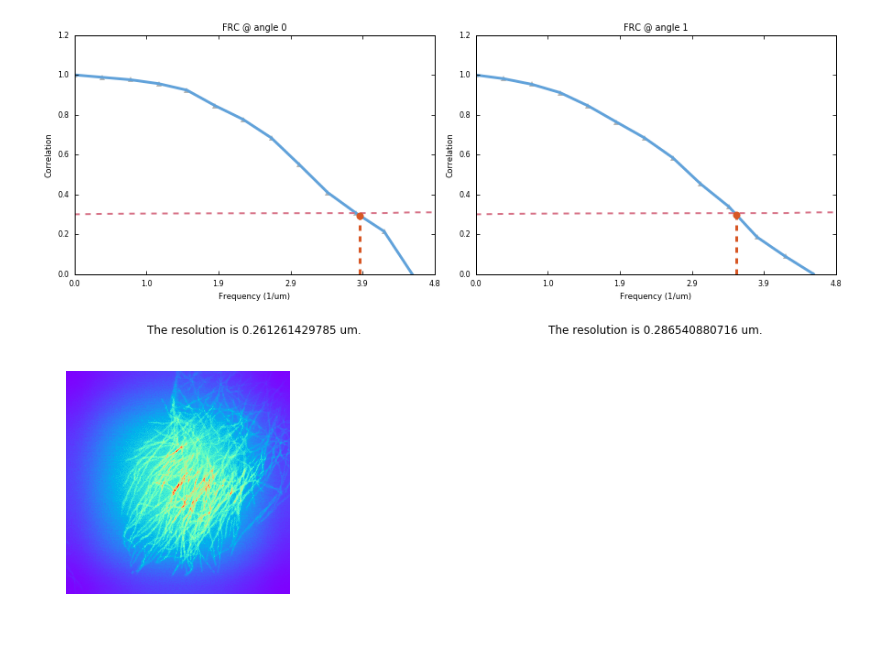
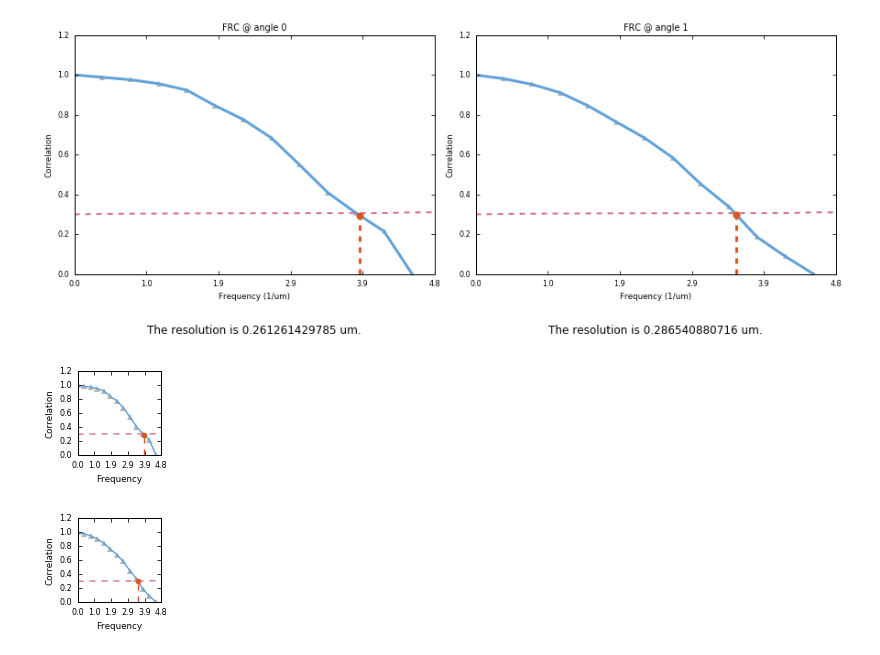
Before and after one commit to sakoho81/miplib, a Jupyter notebook: notebooks/2018-08-07 - Single Image (Summed Vertical) Sectioned FRC.ipynb, the cells around one changed output. Drawn from its saved outputs; the diff is of its cells as text; code cells hidden in the pictures.

```diff
--- a/notebooks/2018-08-07 - Single Image (Summed Vertical) Sectioned FRC.ipynb
+++ b/notebooks/2018-08-07 - Single Image (Summed Vertical) Sectioned FRC.ipynb
@@ -203,13 +206,8 @@ plotter.plot_all()
 # %% [output]
 [figure]
 # %%
-#plotter.plot_one_to_file(0, "cell_summed_vertical_sectioned_frc_0", size=(1.5, 1.5), coerce_ticks=False)
-#plotter.plot_one_to_file(1, "cell_summed_vertical_sectioned_frc_90", size=(1.5, 1.5), coerce_ticks=False)
+plotter.plot_one_to_file(0, "cell_summed_vertical_sectioned_frc_0", size=(1.5, 1.5), coerce_ticks=False)
+plotter.plot_one_to_file(1, "cell_summed_vertical_sectioned_frc_90", size=(1.5, 1.5), coerce_ticks=False)
+# %% [output]
+[figure, added]
+[figure, added]
-# %%
-import supertomo.processing.windowing as window
-
-result = window.apply_hamming_window(image1)
-
-showim.display_2d_image(result)
-# %% [output]
-[figure, removed]
```
Also changed, not shown: parts of 1 cell of this notebook, 8 other files.
